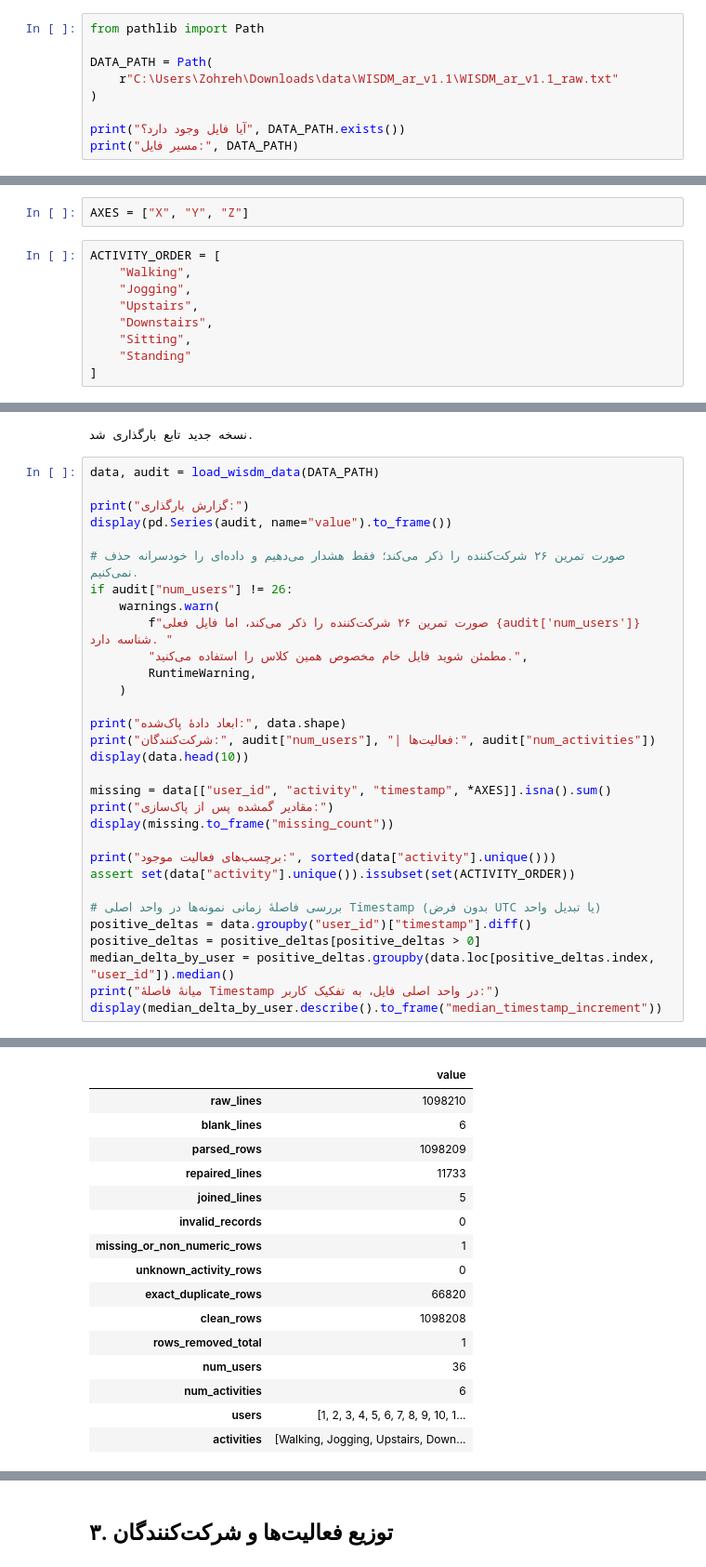
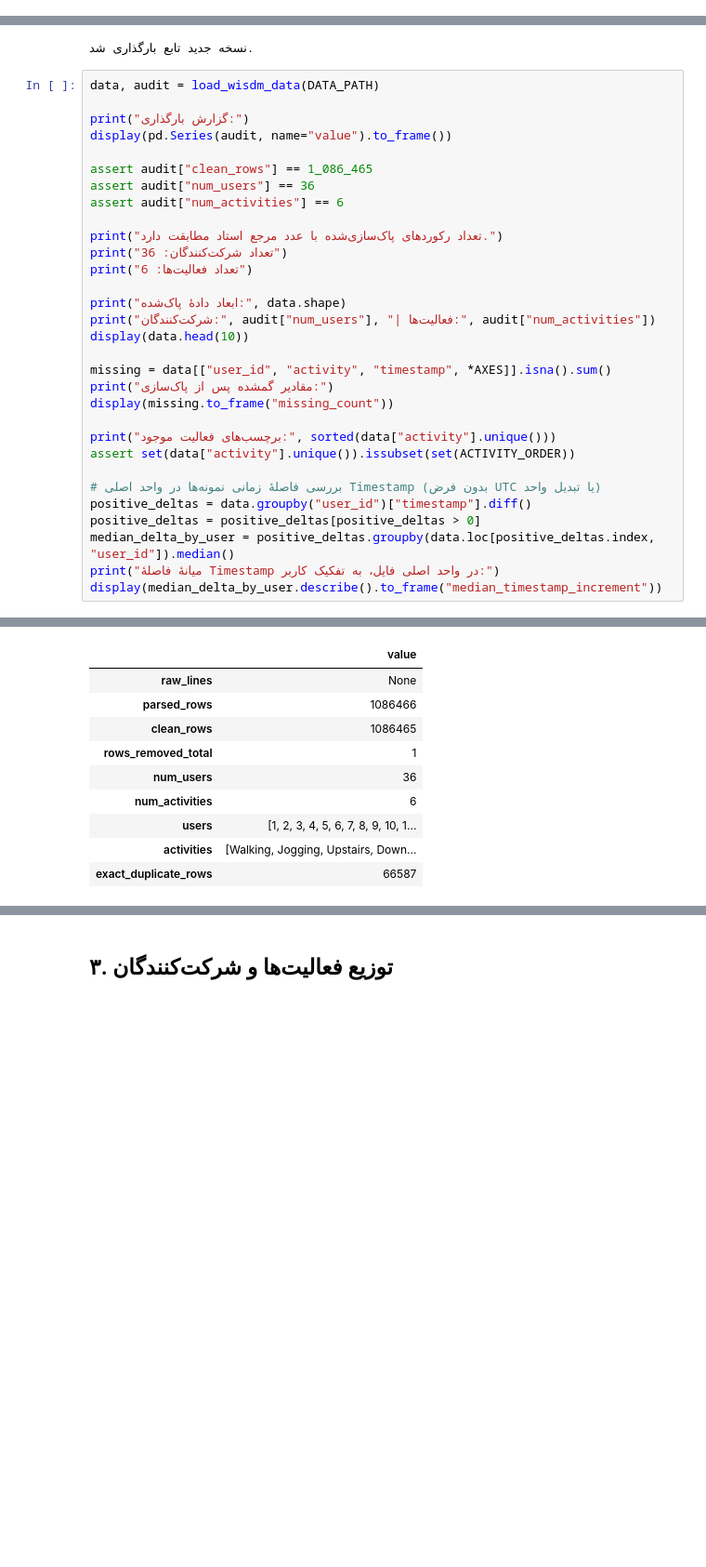
Before and after one commit to weasleyhermoine1998/WISDM-Human-Activity-Recognition, a Jupyter notebook: PT1_solution.ipynb, the cells around one changed output, grey strips where cells are left out. Shown at 93% size. Cells and saved outputs as stored; diff of their text form; blank space fills up the shorter version.

```diff
--- a/PT1_solution.ipynb
+++ b/PT1_solution.ipynb
@@ -323,9 +113,0 @@ from pt1_utils import load_wisdm_data
-# %%
-from pathlib import Path
-
-DATA_PATH = Path(
-    r"C:\Users\Zohreh\Downloads\data\WISDM_ar_v1.1\WISDM_ar_v1.1_raw.txt"
-)
-
-print("آیا فایل وجود دارد؟", DATA_PATH.exists())
-print("مسیر فایل:", DATA_PATH)
@@ -340,14 +114,3 @@ import warnings
-# %%
-AXES = ["X", "Y", "Z"]
-# %%
-ACTIVITY_ORDER = [
-    "Walking",
-    "Jogging",
-    "Upstairs",
-    "Downstairs",
-    "Sitting",
-    "Standing"
-]
 # %%
 import importlib
 import pt1_utils
@@ -361,49 +124,43 @@ print("نسخه جدید تابع بارگذاری شد.")
 # %%
 data, audit = load_wisdm_data(DATA_PATH)
 
 print("گزارش بارگذاری:")
 display(pd.Series(audit, name="value").to_frame())
 
-# صورت تمرین ۲۶ شرکت‌کننده را ذکر می‌کند؛ فقط هشدار می‌دهیم و داده‌ای را خودسرانه حذف نمی‌کنیم.
-if audit["num_users"] != 26:
-    warnings.warn(
-        f"صورت تمرین ۲۶ شرکت‌کننده را ذکر می‌کند، اما فایل فعلی {audit['num_users']} شناسه دارد. "
-        "مطمئن شوید فایل خام مخصوص همین کلاس را استفاده می‌کنید.",
-        RuntimeWarning,
-    )
+assert audit["clean_rows"] == 1_086_465
+assert audit["num_users"] == 36
+assert audit["num_activities"] == 6
+
+print("تعداد رکوردهای پاک‌سازی‌شده با عدد مرجع استاد مطابقت دارد.")
+print("تعداد شرکت‌کنندگان: 36")
+print("تعداد فعالیت‌ها: 6")
 
 print("ابعاد دادهٔ پاک‌شده:", data.shape)
 print("شرکت‌کنندگان:", audit["num_users"], "| فعالیت‌ها:", audit["num_activities"])
 display(data.head(10))
 
 missing = data[["user_id", "activity", "timestamp", *AXES]].isna().sum()
 print("مقادیر گمشده پس از پاک‌سازی:")
 display(missing.to_frame("missing_count"))
 
 print("برچسب‌های فعالیت موجود:", sorted(data["activity"].unique()))
 assert set(data["activity"].unique()).issubset(set(ACTIVITY_ORDER))
 
 # بررسی فاصلهٔ زمانی نمونه‌ها در واحد اصلی Timestamp (بدون فرض UTC یا تبدیل واحد)
 positive_deltas = data.groupby("user_id")["timestamp"].diff()
 positive_deltas = positive_deltas[positive_deltas > 0]
 median_delta_by_user = positive_deltas.groupby(data.loc[positive_deltas.index, "user_id"]).median()
 print("میانهٔ فاصلهٔ Timestamp در واحد اصلی فایل، به تفکیک کاربر:")
 display(median_delta_by_user.describe().to_frame("median_timestamp_increment"))
 # %% [output]
 گزارش بارگذاری:
 |  | value |
-| raw_lines | 1098210 |
-| blank_lines | 6 |
-| parsed_rows | 1098209 |
-| repaired_lines | 11733 |
-| joined_lines | 5 |
-| invalid_records | 0 |
-| missing_or_non_numeric_rows | 1 |
-| unknown_activity_rows | 0 |
-| exact_duplicate_rows | 66820 |
-| clean_rows | 1098208 |
+| raw_lines | None |
+| parsed_rows | 1086466 |
+| clean_rows | 1086465 |
 | rows_removed_total | 1 |
 | num_users | 36 |
 | num_activities | 6 |
 | users | [1, 2, 3, 4, 5, 6, 7, 8, 9, 10, 1... |
 | activities | [Walking, Jogging, Upstairs, Down... |
+| exact_duplicate_rows | 66587 |
```
Also changed, not shown: parts of 60 cells of this notebook, 12 other files.
